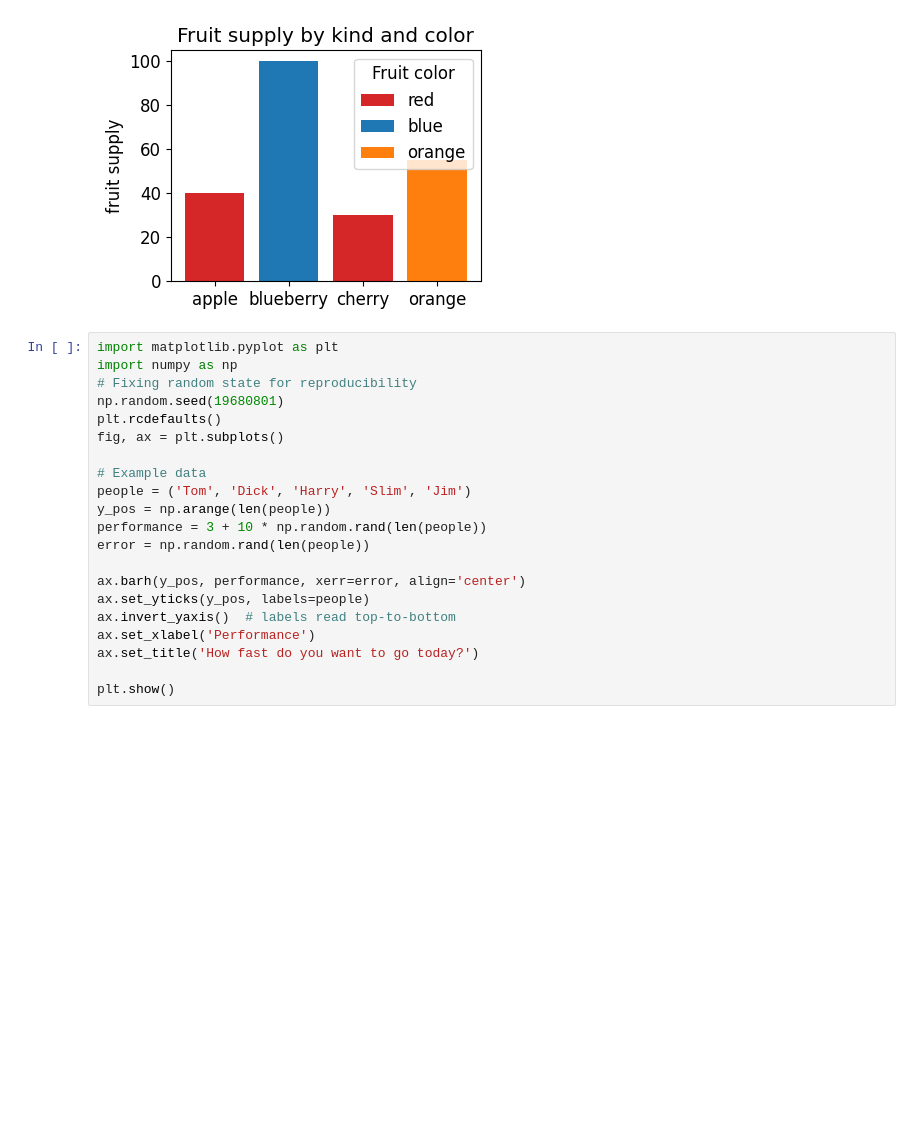
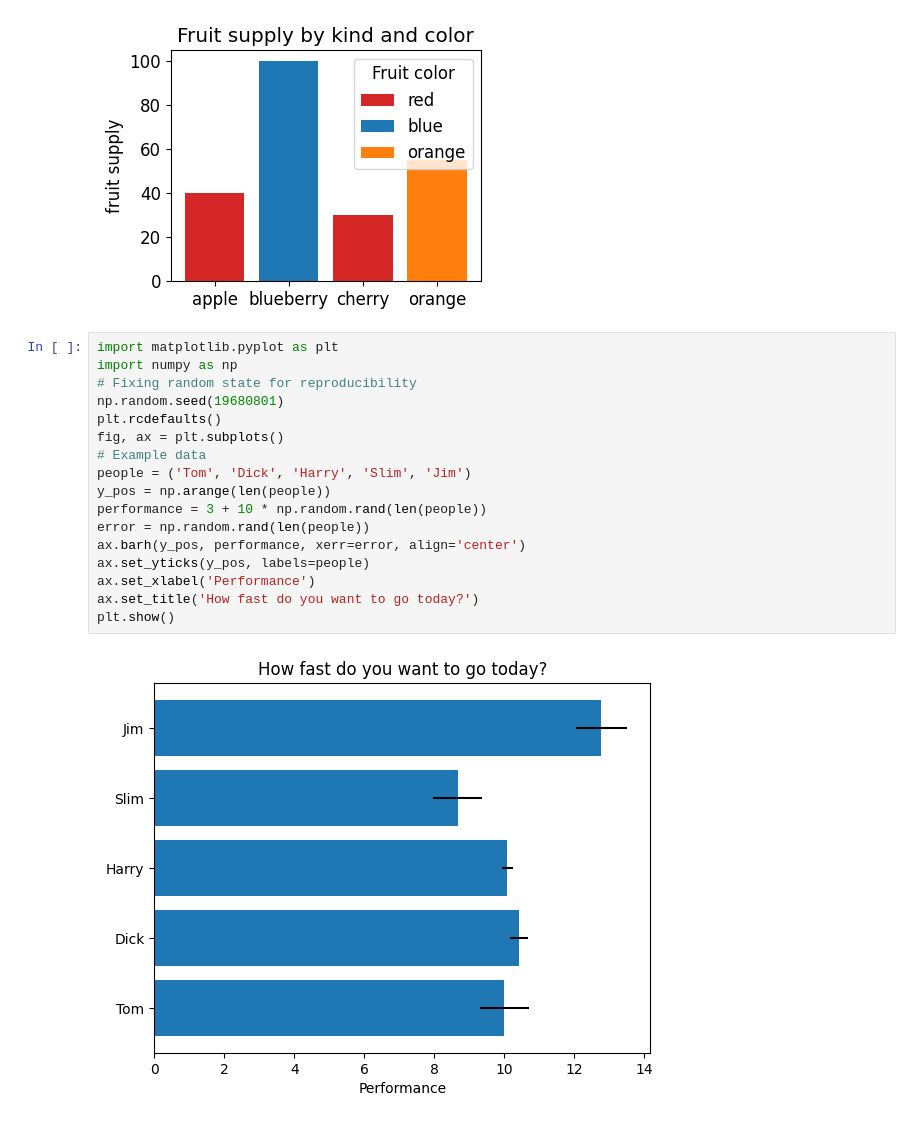
Before and after one commit to Heoeunjin/corlab, a Jupyter notebook: 실습!.ipynb, the cells around one changed output. Drawn from its saved outputs; the diff is of its cells as text; blank space fills up the shorter version.

```diff
--- a/실습!.ipynb
+++ b/실습!.ipynb
@@ -149,21 +149,19 @@ plt.show()
 # %%
 import matplotlib.pyplot as plt
 import numpy as np
 # Fixing random state for reproducibility
 np.random.seed(19680801)
 plt.rcdefaults()
 fig, ax = plt.subplots()
-
 # Example data
 people = ('Tom', 'Dick', 'Harry', 'Slim', 'Jim')
 y_pos = np.arange(len(people))
 performance = 3 + 10 * np.random.rand(len(people))
 error = np.random.rand(len(people))
-
 ax.barh(y_pos, performance, xerr=error, align='center')
 ax.set_yticks(y_pos, labels=people)
-ax.invert_yaxis()  # labels read top-to-bottom
 ax.set_xlabel('Performance')
 ax.set_title('How fast do you want to go today?')
-
 plt.show()
+# %% [output]
+[figure, added]
```
Also changed, not shown: parts of 2 cells of this notebook.
